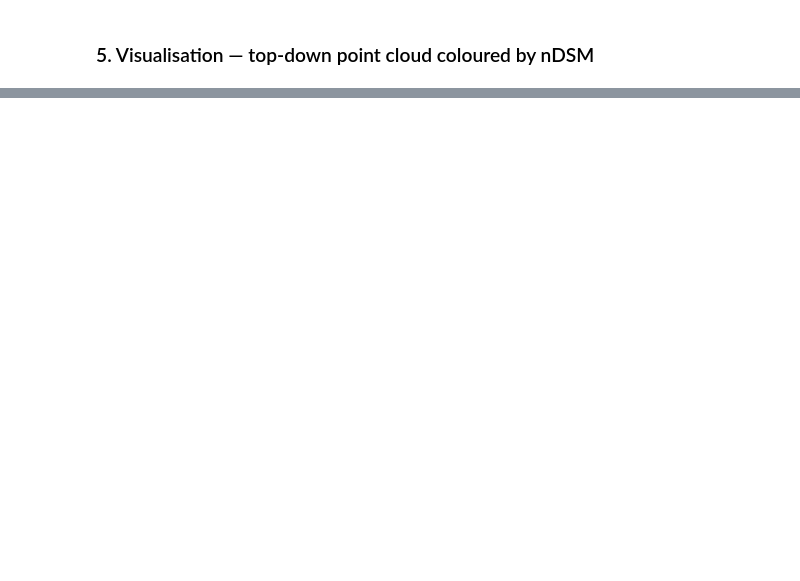
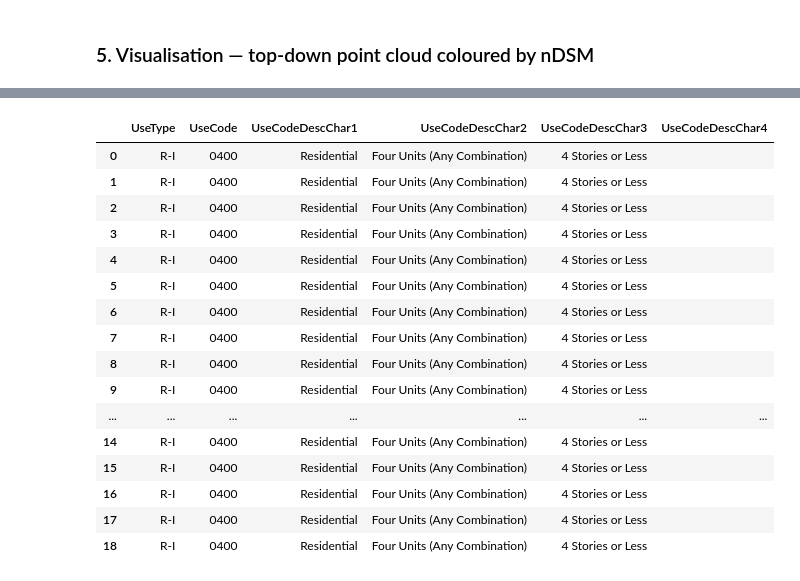
Before and after one commit to AdamSwietek/Hidden_Housing, a Jupyter notebook: notebooks/tasks/02_lidar.ipynb, the cells around one changed output, grey strips where cells are left out. Cells and saved outputs as stored; diff of their text form; code cells hidden in the pictures; blank space fills up the shorter version.

```diff
--- a/notebooks/tasks/02_lidar.ipynb
+++ b/notebooks/tasks/02_lidar.ipynb
@@ -565,0 +586,22 @@ Parcel polygon bounds (UTM): (371097.2222351703, 3773200.7198689133, 371169.5015
+# %%
+assr[['UseType', 'UseCode',
+       'UseCodeDescChar1', 'UseCodeDescChar2', 'UseCodeDescChar3',
+       'UseCodeDescChar4']]#.drop_duplicates()
+# %% [output]
+|  | UseType | UseCode | UseCodeDescChar1 | UseCodeDescChar2 | UseCodeDescChar3 | UseCodeDescChar4 |
+| 0 | R-I | 0400 | Residential | Four Units (Any Combination) | 4 Stories or Less |  |
+| 1 | R-I | 0400 | Residential | Four Units (Any Combination) | 4 Stories or Less |  |
+| 2 | R-I | 0400 | Residential | Four Units (Any Combination) | 4 Stories or Less |  |
+| 3 | R-I | 0400 | Residential | Four Units (Any Combination) | 4 Stories or Less |  |
+| 4 | R-I | 0400 | Residential | Four Units (Any Combination) | 4 Stories or Less |  |
+| 5 | R-I | 0400 | Residential | Four Units (Any Combination) | 4 Stories or Less |  |
+| 6 | R-I | 0400 | Residential | Four Units (Any Combination) | 4 Stories or Less |  |
+| 7 | R-I | 0400 | Residential | Four Units (Any Combination) | 4 Stories or Less |  |
+| 8 | R-I | 0400 | Residential | Four Units (Any Combination) | 4 Stories or Less |  |
+| 9 | R-I | 0400 | Residential | Four Units (Any Combination) | 4 Stories or Less |  |
+| ... | ... | ... | ... | ... | ... | ... |
+| 14 | R-I | 0400 | Residential | Four Units (Any Combination) | 4 Stories or Less |  |
+| 15 | R-I | 0400 | Residential | Four Units (Any Combination) | 4 Stories or Less |  |
+| 16 | R-I | 0400 | Residential | Four Units (Any Combination) | 4 Stories or Less |  |
+| 17 | R-I | 0400 | Residential | Four Units (Any Combination) | 4 Stories or Less |  |
+| 18 | R-I | 0400 | Residential | Four Units (Any Combination) | 4 Stories or Less |  |
```
Also changed, not shown: parts of 12 cells of this notebook, 6 other files.
